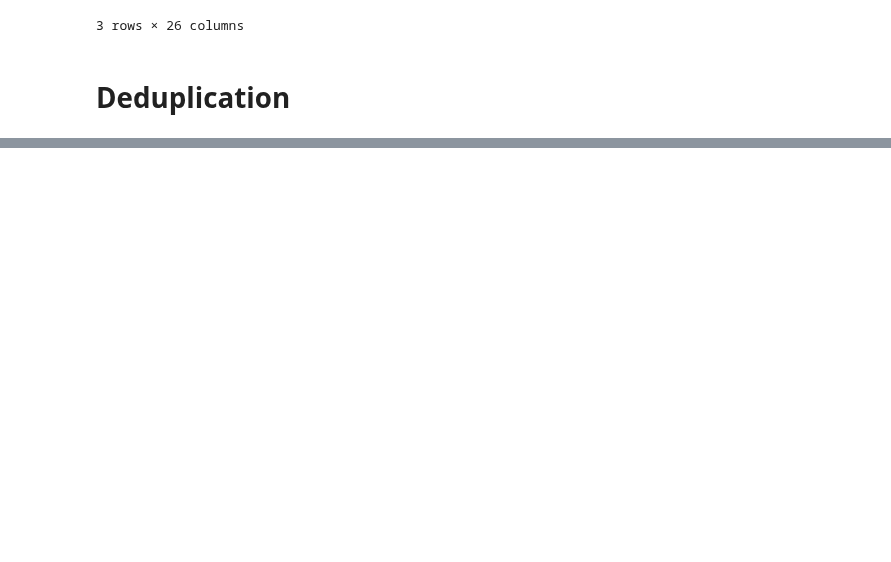
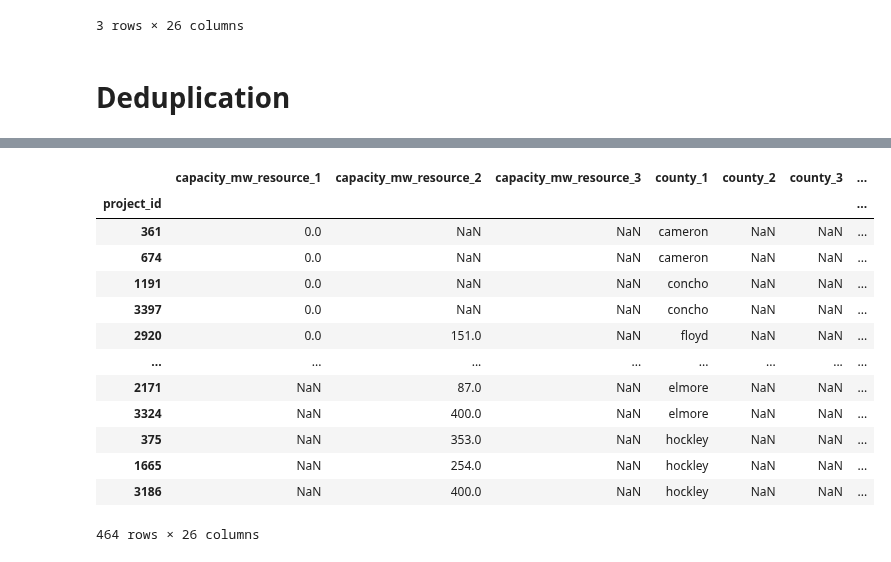
Before and after one commit to deployment-gap-model-education-fund/deployment-gap-model, a Jupyter notebook: notebooks/02-kl-deduplicate_active_iso_queue.ipynb, the cells around one changed output, grey strips where cells are left out. Saved outputs shown, nothing was run; the diff lists cells and outputs as text; code cells hidden in the pictures; blank space fills up the shorter version.

```diff
--- a/notebooks/02-kl-deduplicate_active_iso_queue.ipynb
+++ b/notebooks/02-kl-deduplicate_active_iso_queue.ipynb
@@ -70,0 +235,30 @@ lbnl_transformed_dfs['active_iso_queue_projects'].head(3)
+# %%
+# reasonable, pretty conservative key thus far with mostly just date duplicates removed
+ids = ['capacity_mw_resource_1',
+       'county_1', 'developer',
+       'entity',
+       'interconnection_status_lbnl',
+       'point_of_interconnection',
+       'queue_status',
+       'region',
+       'resource_type_1',
+       'resource_type_lbnl',
+       'state',
+       'utility'
+      ]
+active[active.duplicated(ids, keep=False)].sort_values(ids)
+# %% [output]
+|  | capacity_mw_resource_1 | capacity_mw_resource_2 | capacity_mw_resource_3 | county_1 | county_2 | county_3 | ... |
+| project_id |  |  |  |  |  |  | ... |
+| 361 | 0.0 | NaN | NaN | cameron | NaN | NaN | ... |
+| 674 | 0.0 | NaN | NaN | cameron | NaN | NaN | ... |
+| 1191 | 0.0 | NaN | NaN | concho | NaN | NaN | ... |
+| 3397 | 0.0 | NaN | NaN | concho | NaN | NaN | ... |
+| 2920 | 0.0 | 151.0 | NaN | floyd | NaN | NaN | ... |
+| ... | ... | ... | ... | ... | ... | ... | ... |
+| 2171 | NaN | 87.0 | NaN | elmore | NaN | NaN | ... |
+| 3324 | NaN | 400.0 | NaN | elmore | NaN | NaN | ... |
+| 375 | NaN | 353.0 | NaN | hockley | NaN | NaN | ... |
+| 1665 | NaN | 254.0 | NaN | hockley | NaN | NaN | ... |
+| 3186 | NaN | 400.0 | NaN | hockley | NaN | NaN | ... |
+464 rows × 26 columns
```
Also changed, not shown: parts of 19 cells of this notebook.
